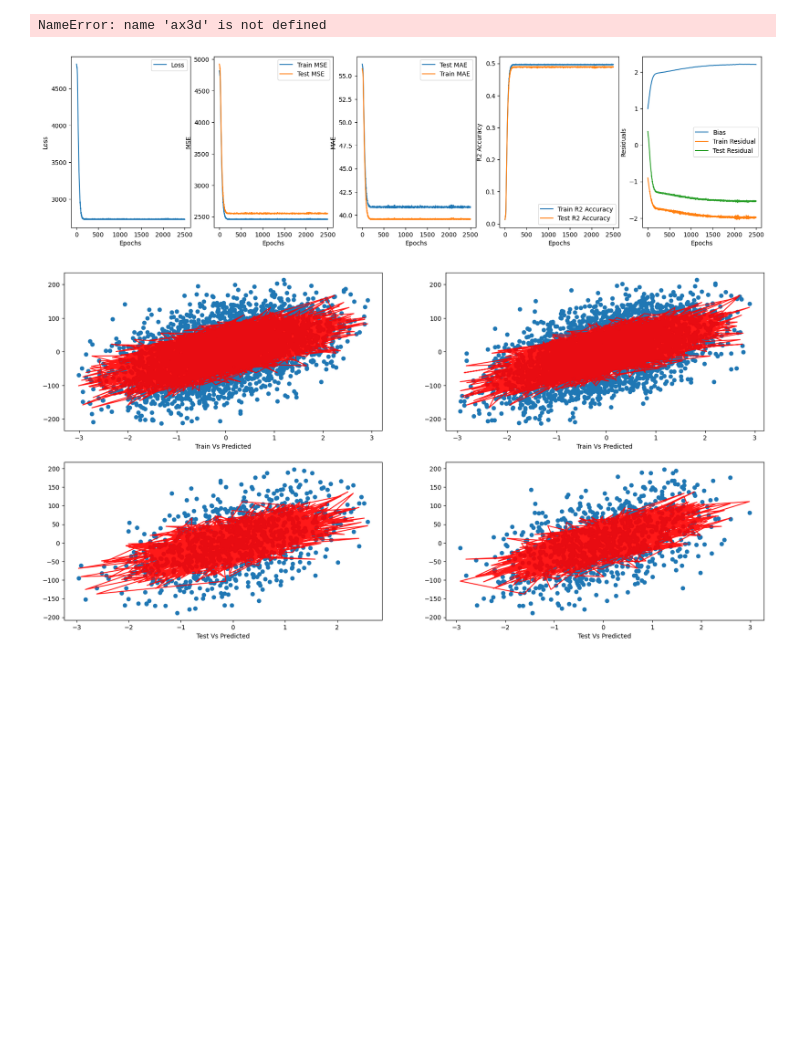
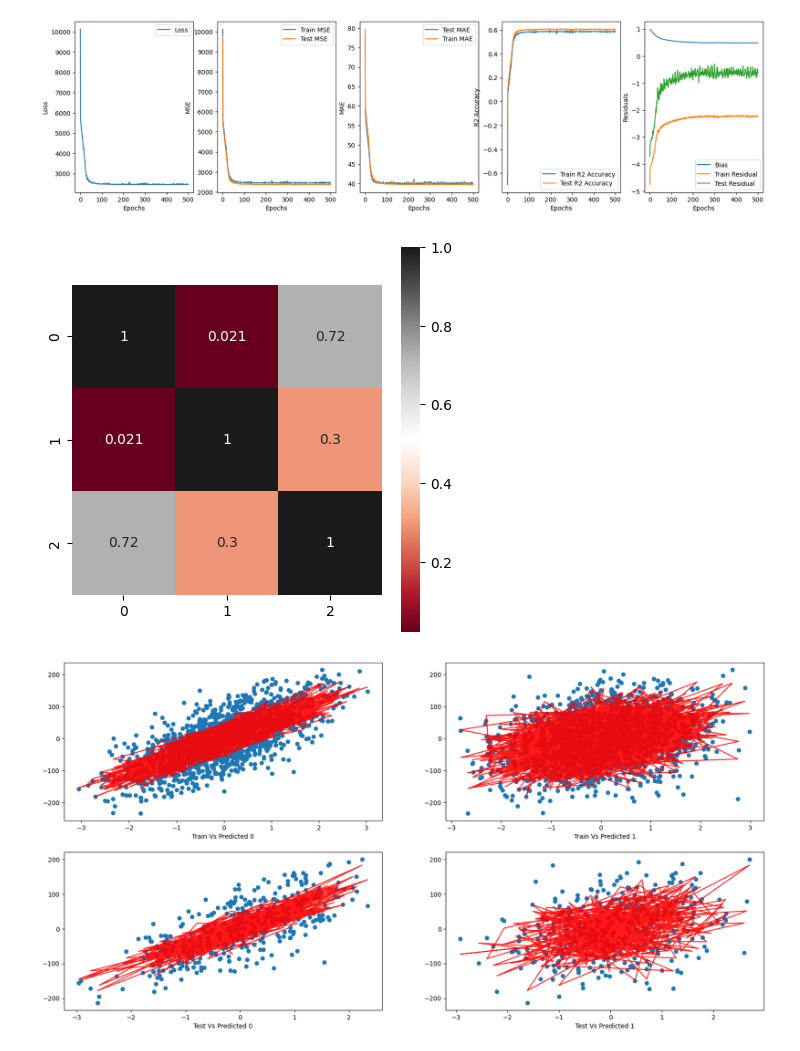
Before and after one commit to cecinuga/MarketAI, a Jupyter notebook: Models/OrderAiTensorflow.ipynb, the cells around one changed output. Drawn from its saved outputs; the diff is of its cells as text; code cells hidden in the pictures; blank space fills up the shorter version.

```diff
--- a/Models/OrderAiTensorflow.ipynb
+++ b/Models/OrderAiTensorflow.ipynb
@@ -83,12 +83,12 @@ housing = pd.concat([housing_train, housing_test])
 
 os.environ['TF_CPP_MIN_LOG_LEVEL'] = '3'
 k = 5
-epochs = 2500
+epochs = 500
 lr = 0.01
-batch_size = 250
+batch_size = 150
 
 #X_train_b, X_test_b, y_train_b, y_test_b = train_test_split(housing.data, housing.target, test_size=0.98, random_state=2)
-XR, yR = make_regression(n_samples=5000, n_features=2, n_informative=5, noise=50, random_state=5)
+XR, yR = make_regression(n_samples=2000, n_features=2, n_informative=5, noise=50, random_state=5)
 X_train2, X_test2, y_train2, y_test2 = train_test_split(XR, yR, test_size=0.20, random_state=2)
 
 dataframe = pd.DataFrame(np.concatenate([XR, np.reshape(yR, [-1, 1])], axis=1))
@@ -291,7 +306,4 @@ X_train, X_test, XN_train, XN_test, y_train, y_test = run_model(data, model)
 # %%
-#def update_ani(frame):
-
-
 print("\nOriginal: ", y_test[0].numpy(), "\nPredicted: ", model.predict(X_test[0]).numpy(), "\nTested:", model.predicted_test[0].numpy(), "\n")
 print("Train_MeanSquaredError: ", model.train_mse.result().numpy())
 print("Train_MeanAbsoluteError: ", model.train_mae.result().numpy())
@@ -300,7 +312,6 @@ print('--------------------------------------------------------')
 print("Test_MeanSquaredError: ", model.test_mse.result().numpy())
 print("Test_MeanAbsoluteError: ", model.test_mae.result().numpy())
 print("Test_R2Accuracy: ", model.r2_accuracy_tt[-1].numpy())
-
 fig, ax = plt.subplots(1, 5, figsize=(20, 5))
 ax[0].plot([e for e in range(epochs*kk+1)], model.loss_history, label="Loss")
 ax[0].set_ylabel('Loss')
@@ -332,44 +343,40 @@ ax[2].set_ylabel('MAE')
 ax[2].set_xlabel('Epochs')
 ax[2].legend()
 
+fig, ax = plt.subplots(figsize=(5,5))
+ax = sns.heatmap(dataframe.corr(), cmap = 'RdGy', annot=True, square=True)
+
 fig2, ax2 = plt.subplots(2, X_train.shape[1], figsize=(20, 10))
-
-
 for i in range(X_train.shape[1]):
     if X_train.shape[1] == 1:
         ax2[0].scatter(X_train[:], y_train[:])
         ax2[0].plot(X_train[:], model.predicted_train[:], color='r', zorder = 10, alpha = 0.9)
         #ax2[0].set_ylim([-300, 300])
         #ax2[0].set_xlim(-3,3)
-        ax2[0].set_xlabel("Train Vs Predicted")
+        ax2[0].set_xlabel("Train Vs Predicted {0}".format(i))
 
         ax2[1].scatter(X_test[:], y_test[:])
         ax2[1].plot(X_test[:], model.predicted_test[:], color='r', zorder = 10, alpha = 0.9)
         #ax2[1].set_ylim([-200, 200])
         #ax2[1].set_xlim(-3,3)
-        ax2[1].set_xlabel("Test Vs Predicted")
+        ax2[1].set_xlabel("Test Vs Predicted {0}".format(i))
 
     else:
         ax2[0, i].scatter(X_train[:, i], y_train[:])
         ax2[0, i].plot(X_train[:, i], model.predicted_train[:], color='r', zorder = 10, alpha = 0.9)
         #ax2[0, i].set_ylim([-300, 300])
         #ax2[0, i].set_xlim(-3,3)
-        ax2[0, i].set_xlabel("Train Vs Predicted")
+        ax2[0, i].set_xlabel("Train Vs Predicted {0}".format(i))
 
         ax2[1, i].scatter(X_test[:, i], y_test[:])
         ax2[1, i].plot(X_test[:, i], model.predicted_test[:], color='r', zorder = 10, alpha = 0.9)
         #ax2[1, i].set_ylim([-200, 200])
         #ax2[1, i].set_xlim(-3,3)
-        ax2[1, i].set_xlabel("Test Vs Predicted")
+        ax2[1, i].set_xlabel("Test Vs Predicted {0}".format(i))
 
-
-for angle in range(0, 360):
-    fig3d = plt.figure()
-    ax3d = fig3d.add_subplot(projection='3d')
-    ax3d.view_init(30, angle)
-    ax3d.scatter(X_train[:, 0], X_train[:, 1], y_train[:])
-    ax3d.plot(X_train[:, 0], X_train[:, 1], model.predicted_train[:], color='r')
-    plt.draw()
-    plt.pause(.001)
+fig3d = plt.figure()
+ax3d = fig3d.add_subplot(projection='3d')
+ax3d.scatter(X_train[:, 0], X_train[:, 1], y_train[:])
+ax3d.plot(X_train[:, 0], X_train[:, 1], model.predicted_train[:], color='r')
 plt.show()
 # %% [output]
@@ -387,3 +394,3 @@ Test_R2Accuracy:  0.4896620944426081
-NameError: name 'ax3d' is not defined
-[figure, old version]
+[figure, new version]
-[figure, old version]
+[figure, new version]
+[figure, added]
```
Also changed, not shown: parts of 4 cells of this notebook, 1 other file.
